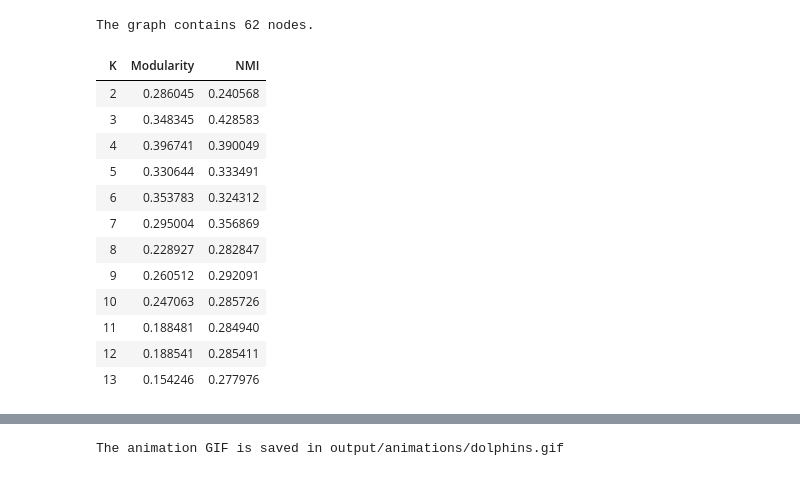
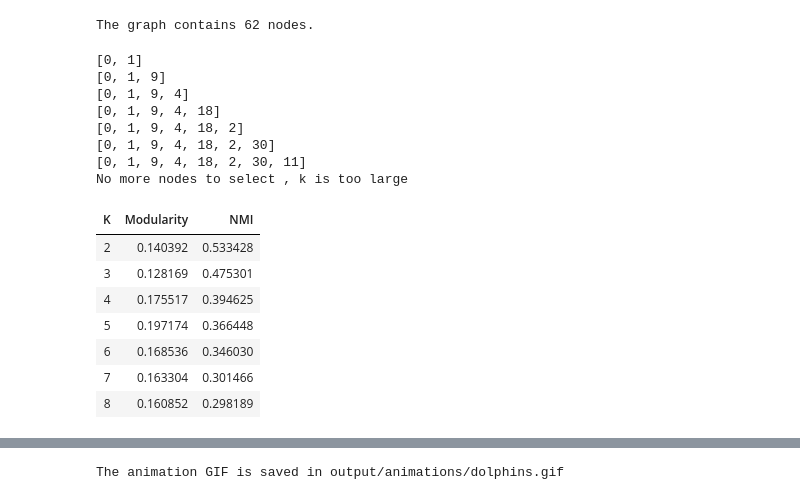
Before and after one commit to MarouaneBenbetka/Awsome-Community-Detection, a Jupyter notebook: Week3_Feb_26/kmeans/test.ipynb, the cells around one changed output, grey strips where cells are left out. Saved outputs shown, nothing was run; the diff lists cells and outputs as text; code cells hidden in the pictures.

```diff
--- a/Week3_Feb_26/kmeans/test.ipynb
+++ b/Week3_Feb_26/kmeans/test.ipynb
@@ -37,34 +37,37 @@ The graph contains 62 nodes.
 # %%
 
 start_time = time.time()
-Cmax, Qmax, Kbest , Labels , trace = local_expansion_kmeans(G, adj_matrix, 2, 16 )
+Cmax, Qmax, Kbest , Labels , trace = local_expansion_kmeans(G, adj_matrix, 2, 16 , metric="QSim" )
 end_time = time.time()
 
 
 for item in trace:
 
     item["NMI"] = calc_nmi(true_labels, communities_to_labels(
         G, item["communities"], original_nodes))
 
 new_methode_time = end_time - start_time
 new_methode_modularity = Qmax
 new_methode_nmi = trace[Kbest-2]["NMI"]
 new_methode_nb_communities = len(Cmax)
 
 algorithms_trace.append({"name": "new_methode", "duration": new_methode_time , "modularity":new_methode_modularity, "nmi":new_methode_nmi, "nb_communities":new_methode_nb_communities})
 
 custom_df_styling(trace)
 # %% [output]
+[0, 1]
+[0, 1, 9]
+[0, 1, 9, 4]
+[0, 1, 9, 4, 18]
+[0, 1, 9, 4, 18, 2]
+[0, 1, 9, 4, 18, 2, 30]
+[0, 1, 9, 4, 18, 2, 30, 11]
+No more nodes to select , k is too large
 | K | Modularity | NMI |
-| 2 | 0.286045 | 0.240568 |
-| 3 | 0.348345 | 0.428583 |
-| 4 | 0.396741 | 0.390049 |
-| 5 | 0.330644 | 0.333491 |
-| 6 | 0.353783 | 0.324312 |
-| 7 | 0.295004 | 0.356869 |
-| 8 | 0.228927 | 0.282847 |
-| 9 | 0.260512 | 0.292091 |
-| 10 | 0.247063 | 0.285726 |
-| 11 | 0.188481 | 0.284940 |
-| 12 | 0.188541 | 0.285411 |
-| 13 | 0.154246 | 0.277976 |
+| 2 | 0.140392 | 0.533428 |
+| 3 | 0.128169 | 0.475301 |
+| 4 | 0.175517 | 0.394625 |
+| 5 | 0.197174 | 0.366448 |
+| 6 | 0.168536 | 0.346030 |
+| 7 | 0.163304 | 0.301466 |
+| 8 | 0.160852 | 0.298189 |
```
Also changed, not shown: parts of 17 cells of this notebook, 8 other files.
